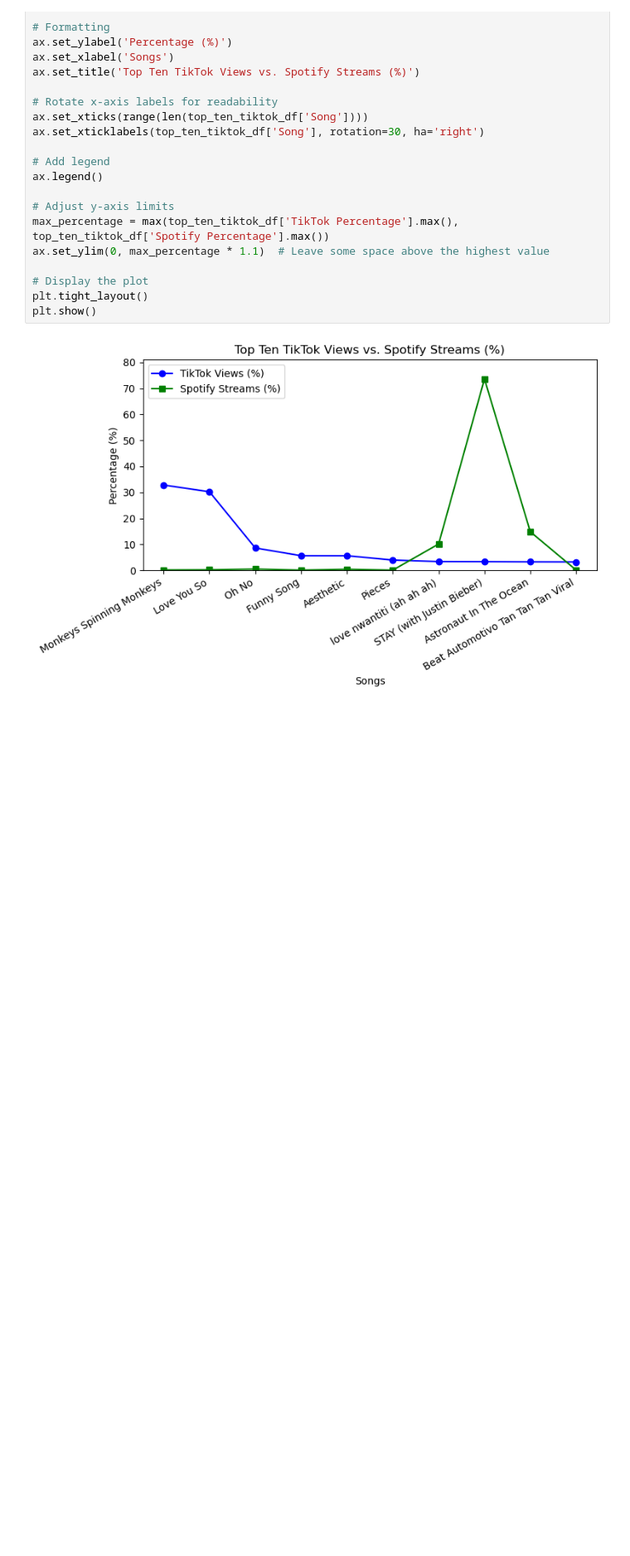
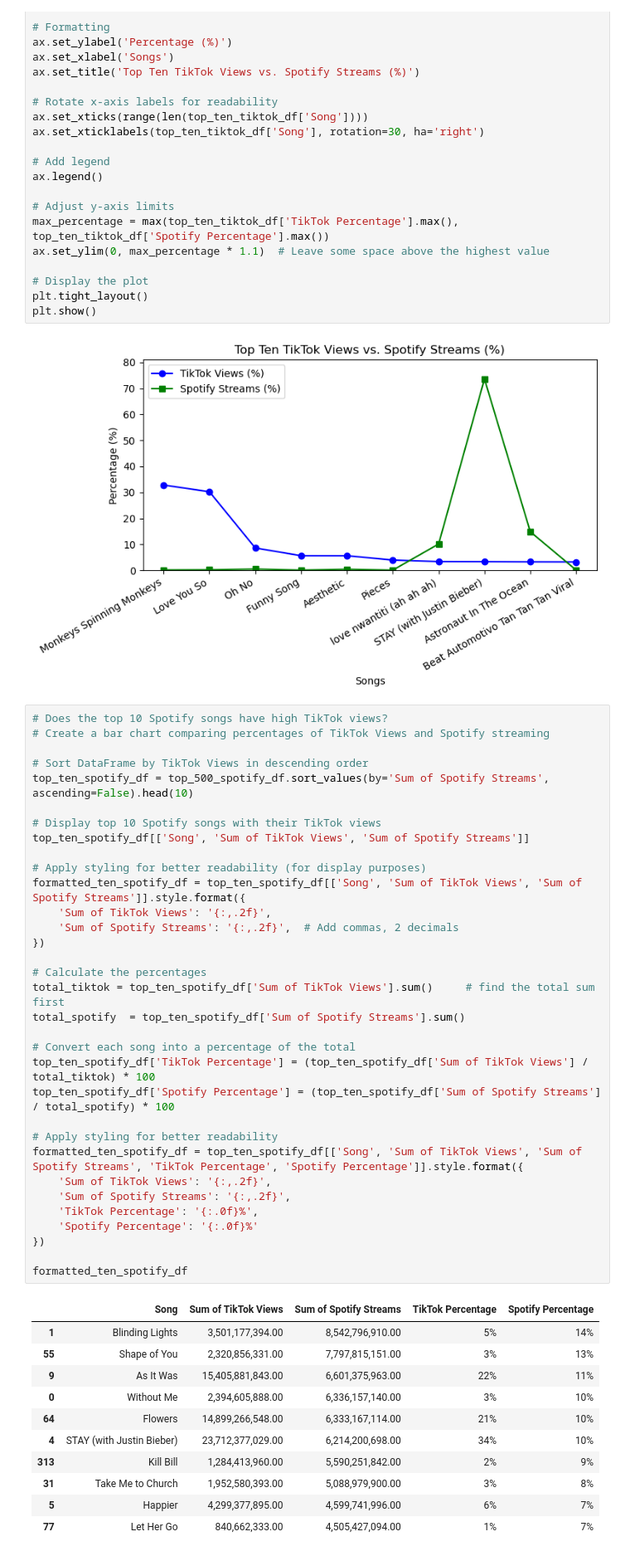
Before and after one commit to qstibbins/project-1, a Jupyter notebook: data.ipynb, the cells around one changed output. Shown: that part at 83% size. Cells and saved outputs as stored; diff of their text form; blank space fills up the shorter version.

```diff
--- a/data.ipynb
+++ b/data.ipynb
@@ -371,3 +371,48 @@ plt.tight_layout()
 plt.show()
 # %% [output]
 [figure]
+# %%
+# Does the top 10 Spotify songs have high TikTok views?
+# Create a bar chart comparing percentages of TikTok Views and Spotify streaming
+
+# Sort DataFrame by TikTok Views in descending order
+top_ten_spotify_df = top_500_spotify_df.sort_values(by='Sum of Spotify Streams', ascending=False).head(10)
+
+# Display top 10 Spotify songs with their TikTok views
+top_ten_spotify_df[['Song', 'Sum of TikTok Views', 'Sum of Spotify Streams']]
+
+# Apply styling for better readability (for display purposes)
+formatted_ten_spotify_df = top_ten_spotify_df[['Song', 'Sum of TikTok Views', 'Sum of Spotify Streams']].style.format({
+    'Sum of TikTok Views': '{:,.2f}',
+    'Sum of Spotify Streams': '{:,.2f}',  # Add commas, 2 decimals
+})
+
+# Calculate the percentages
+total_tiktok = top_ten_spotify_df['Sum of TikTok Views'].sum()     # find the total sum first
+total_spotify  = top_ten_spotify_df['Sum of Spotify Streams'].sum()
+
+# Convert each song into a percentage of the total
+top_ten_spotify_df['TikTok Percentage'] = (top_ten_spotify_df['Sum of TikTok Views'] / total_tiktok) * 100
+top_ten_spotify_df['Spotify Percentage'] = (top_ten_spotify_df['Sum of Spotify Streams'] / total_spotify) * 100
+
+# Apply styling for better readability
+formatted_ten_spotify_df = top_ten_spotify_df[['Song', 'Sum of TikTok Views', 'Sum of Spotify Streams', 'TikTok Percentage', 'Spotify Percentage']].style.format({
+    'Sum of TikTok Views': '{:,.2f}',
+    'Sum of Spotify Streams': '{:,.2f}',
+    'TikTok Percentage': '{:.0f}%',
+    'Spotify Percentage': '{:.0f}%'
+})
+
+formatted_ten_spotify_df
+# %% [output]
+|  | Song | Sum of TikTok Views | Sum of Spotify Streams | TikTok Percentage | Spotify Percentage |
+| 1 | Blinding Lights | 3,501,177,394.00 | 8,542,796,910.00 | 5% | 14% |
+| 55 | Shape of You | 2,320,856,331.00 | 7,797,815,151.00 | 3% | 13% |
+| 9 | As It Was | 15,405,881,843.00 | 6,601,375,963.00 | 22% | 11% |
+| 0 | Without Me | 2,394,605,888.00 | 6,336,157,140.00 | 3% | 10% |
+| 64 | Flowers | 14,899,266,548.00 | 6,333,167,114.00 | 21% | 10% |
+| 4 | STAY (with Justin Bieber) | 23,712,377,029.00 | 6,214,200,698.00 | 34% | 10% |
+| 313 | Kill Bill | 1,284,413,960.00 | 5,590,251,842.00 | 2% | 9% |
+| 31 | Take Me to Church | 1,952,580,393.00 | 5,088,979,900.00 | 3% | 8% |
+| 5 | Happier | 4,299,377,895.00 | 4,599,741,996.00 | 6% | 7% |
+| 77 | Let Her Go | 840,662,333.00 | 4,505,427,094.00 | 1% | 7% |
```
Also changed, not shown: parts of 1 cell of this notebook.
